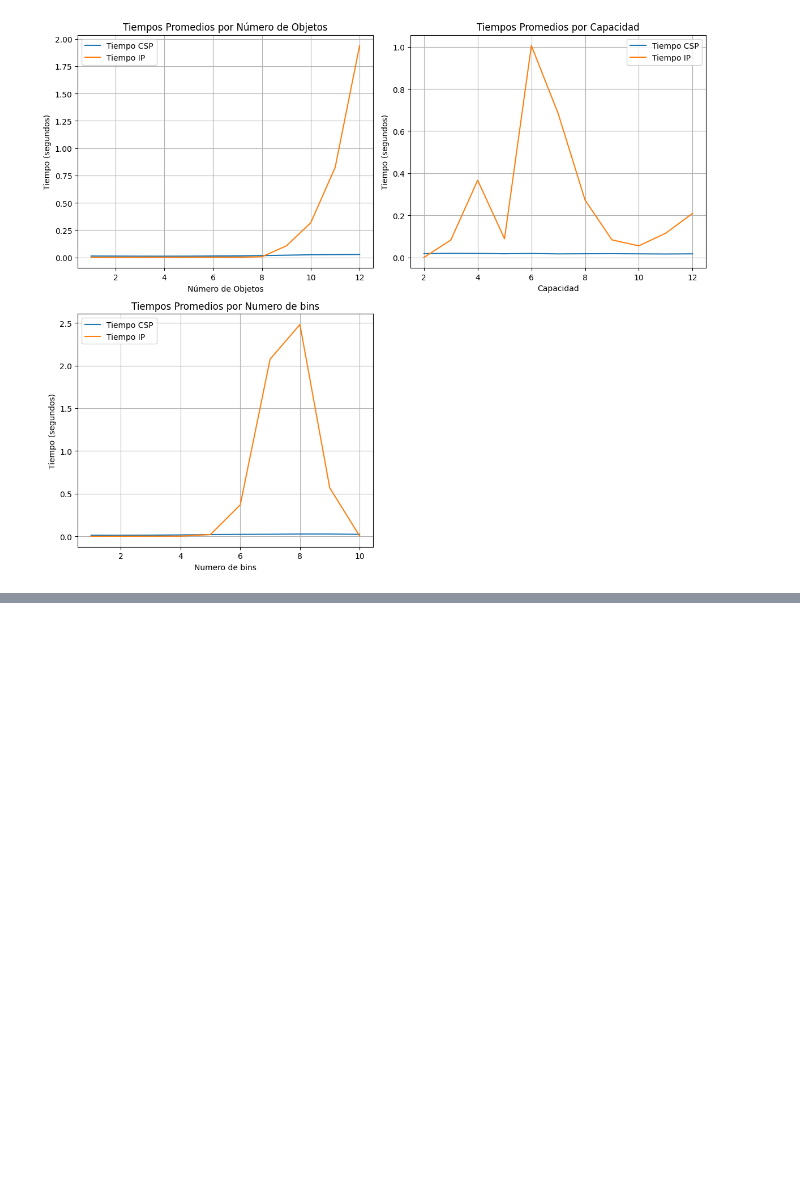
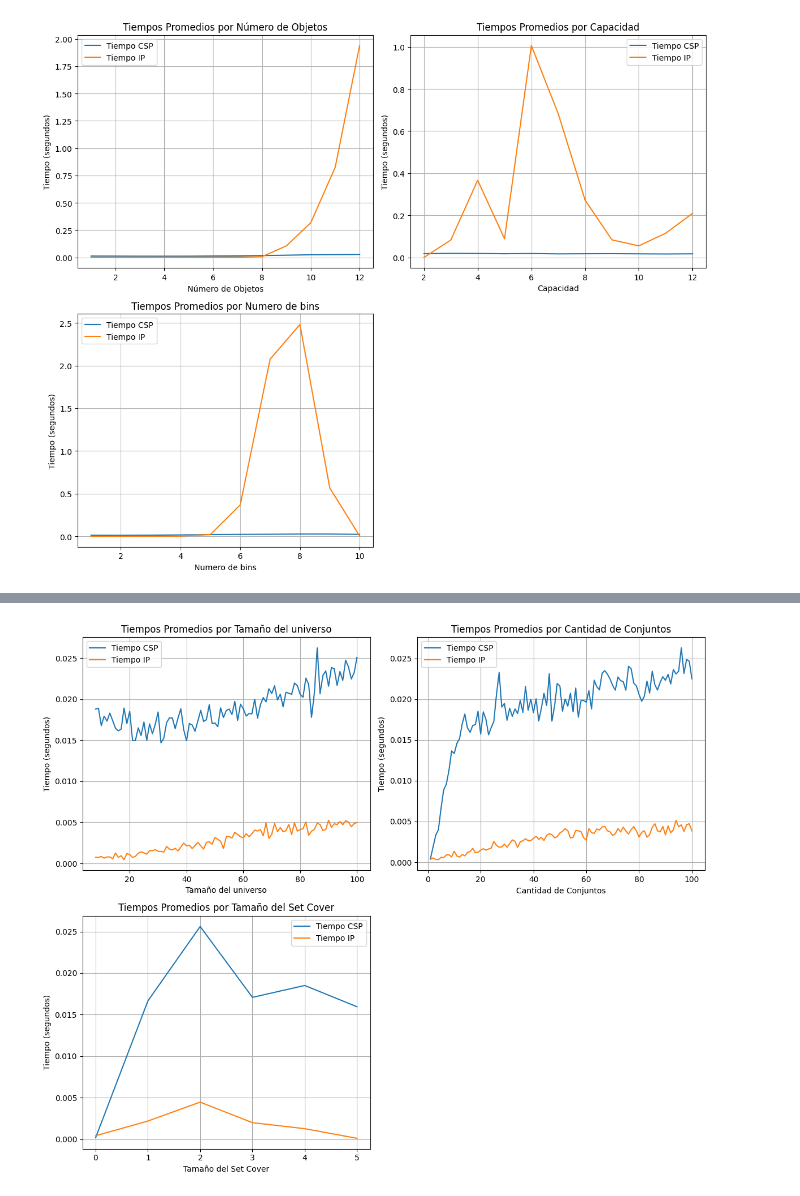
Before and after one commit to javierrodriguezsanchez/Comparison-between-CSP-and-IP, a Jupyter notebook: src/data_plotting.ipynb, the cells around one changed output, grey strips where cells are left out. Cells and saved outputs as stored; diff of their text form; code cells hidden in the pictures; blank space fills up the shorter version.

Commit message:
Plotting the rest

```diff
--- a/src/data_plotting.ipynb
+++ b/src/data_plotting.ipynb
@@ -309,0 +312,84 @@ plt.show()
+# %%
+import json
+import os
+import pandas as pd
+import matplotlib.pyplot as plt
+
+if os.path.exists('SetCover/data.json'):
+        # Leer el contenido existente del archivo JSON
+        with open('SetCover/data.json', 'r') as f:
+            datos = json.load(f)
+else:
+    # Si no existe, inicializar un nuevo diccionario
+    datos = {}
+
+tabla = {
+    'universo':[],
+    'cantidad de conjuntos':[],
+    "optimo":[],
+    "CSP":[],
+    "IP":[]
+}
+
+for key in datos.keys():
+    n = len(datos[key]['description']['universe'])
+    m = len(datos[key]['description']['sets'])
+    k = datos[key]["results"][0]["result"]
+
+    tabla['universo'].append(n)
+    tabla['cantidad de conjuntos'].append(m)
+    tabla["optimo"].append(k if k!=None else 0)
+
+    for solucion in datos[key]["results"]:
+        tabla[solucion['method']].append(solucion['time'])
+
+
+df = pd.DataFrame(tabla)
+
+# Promedios por tamaño el universo
+promedio_tiempo_universo = df[['universo', 'CSP', 'IP']].groupby('universo').mean()
+
+# Promedios por cantidad de conjuntos
+promedio_tiempo_conjuntos = df[['cantidad de conjuntos', 'CSP', 'IP']].groupby('cantidad de conjuntos').mean()
+
+
+# Promedios por optimo
+promedio_tiempo_optimo = df[['optimo', 'CSP', 'IP']].groupby('optimo').mean()
+
+
+plt.figure(figsize=(12, 10))
+
+plt.subplot(2, 2, 1) # (filas, columnas, índice)
+plt.plot(promedio_tiempo_universo.index, promedio_tiempo_universo['CSP'], label='Tiempo CSP')
+plt.plot(promedio_tiempo_universo.index, promedio_tiempo_universo['IP'], label='Tiempo IP')
+plt.title('Tiempos Promedios por Tamaño del universo')
+plt.xlabel('Tamaño del universo')
+plt.ylabel('Tiempo (segundos)')
+plt.legend()
+plt.grid()
+
+# Segunda gráfica: Tiempos promedio por Cantidad de Conjuntos
+plt.subplot(2, 2, 2)
+plt.plot(promedio_tiempo_conjuntos.index, promedio_tiempo_conjuntos['CSP'], label='Tiempo CSP')
+plt.plot(promedio_tiempo_conjuntos.index, promedio_tiempo_conjuntos['IP'], label='Tiempo IP')
+plt.title('Tiempos Promedios por Cantidad de Conjuntos')
+plt.xlabel('Cantidad de Conjuntos')
+plt.ylabel('Tiempo (segundos)')
+plt.legend()
+plt.grid()
+
+# Tercera gráfica: Tiempos promedio por tamaño del set cover
+plt.subplot(2, 2, 3)
+plt.plot(promedio_tiempo_optimo.index, promedio_tiempo_optimo['CSP'], label='Tiempo CSP')
+plt.plot(promedio_tiempo_optimo.index, promedio_tiempo_optimo['IP'], label='Tiempo IP')
+plt.title('Tiempos Promedios por Tamaño del Set Cover')
+plt.xlabel('Tamaño del Set Cover')
+plt.ylabel('Tiempo (segundos)')
+plt.legend()
+plt.grid()
+
+# Mostrar las gráficas
+plt.tight_layout()
+plt.show()
+# %% [output]
+[figure, added]
```
Also changed, not shown: parts of 5 cells of this notebook, 11 other files.
